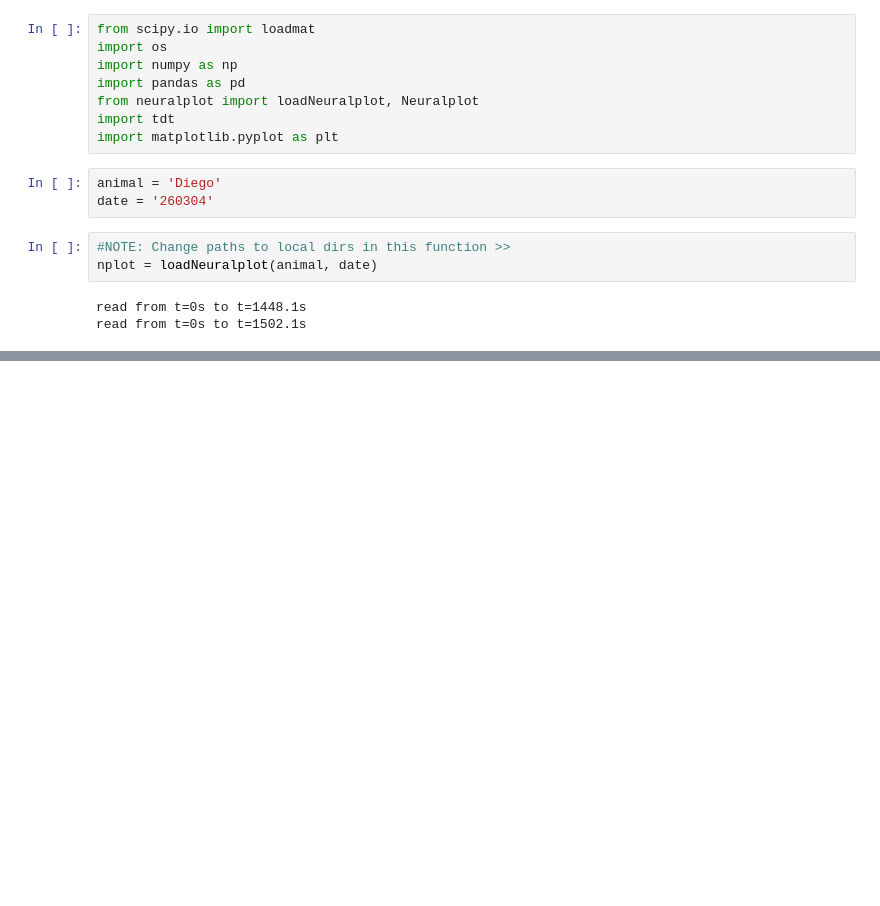
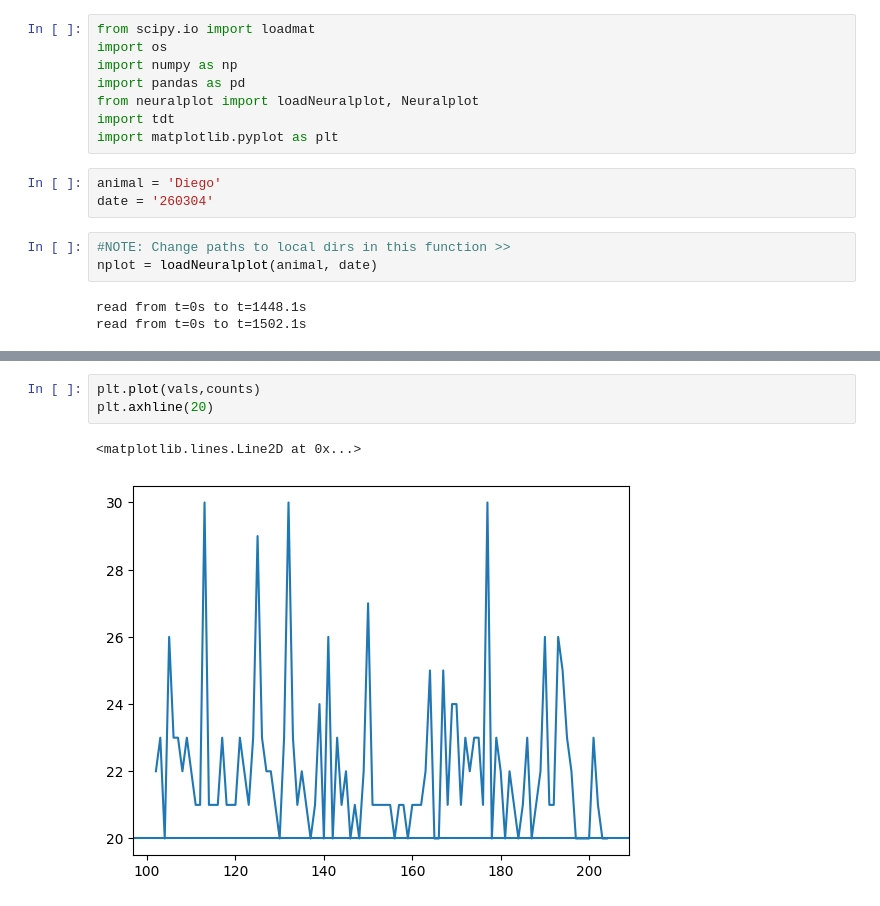
Before and after one commit to danhan51/neuralplot, a Jupyter notebook: 260420_check_stim_counts_nb.ipynb, the cells around one changed output, grey strips where cells are left out. Cells and saved outputs as stored; diff of their text form; blank space fills up the shorter version.

```diff
--- a/260420_check_stim_counts_nb.ipynb
+++ b/260420_check_stim_counts_nb.ipynb
@@ -24,0 +62,6 @@ NameError: name 'nplot' is not defined
+# %%
+plt.plot(vals,counts)
+plt.axhline(20)
+# %% [output]
+<matplotlib.lines.Line2D at 0x...>
+[figure, added]
```
Also changed, not shown: parts of 7 cells of this notebook, 1 other file.
